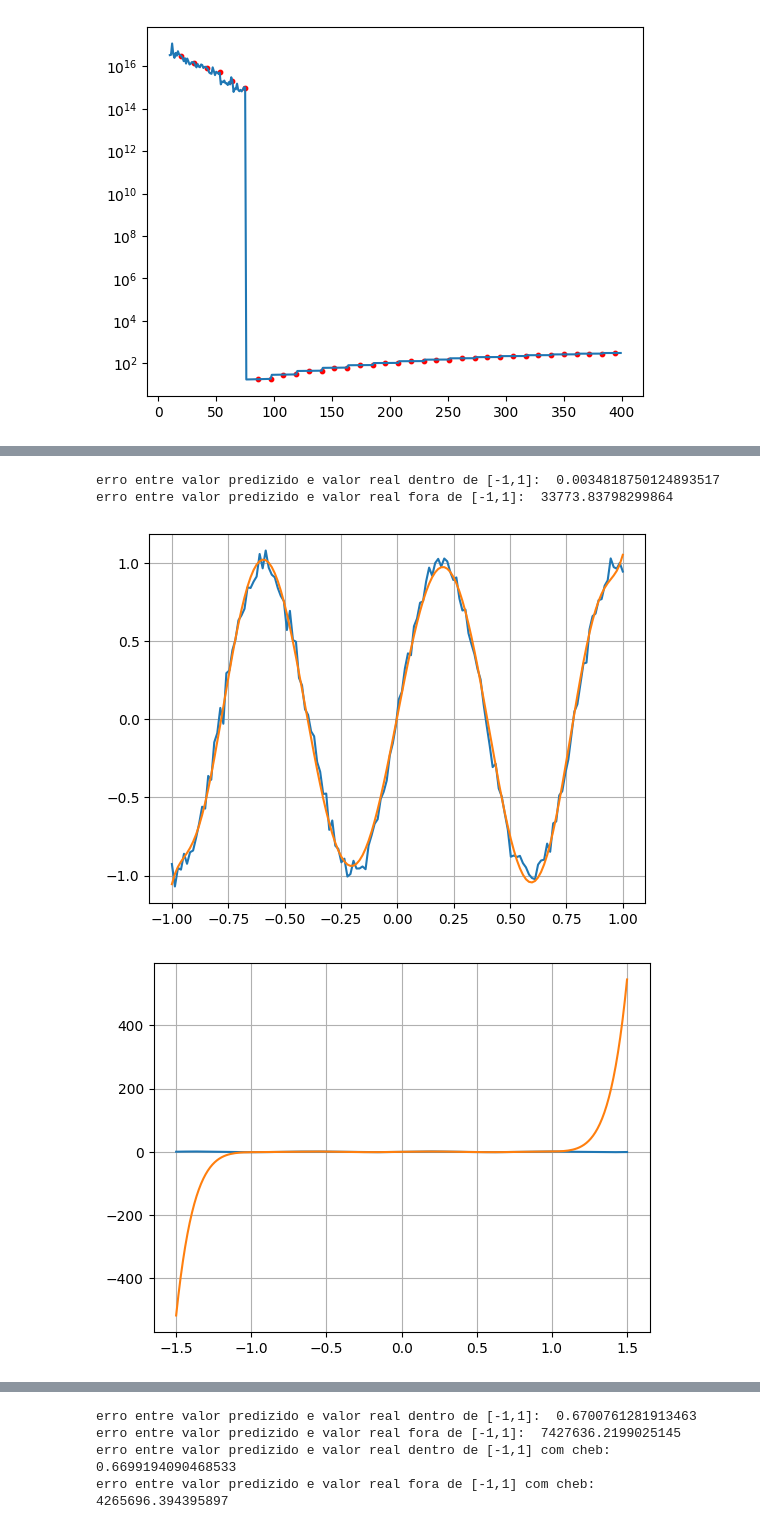
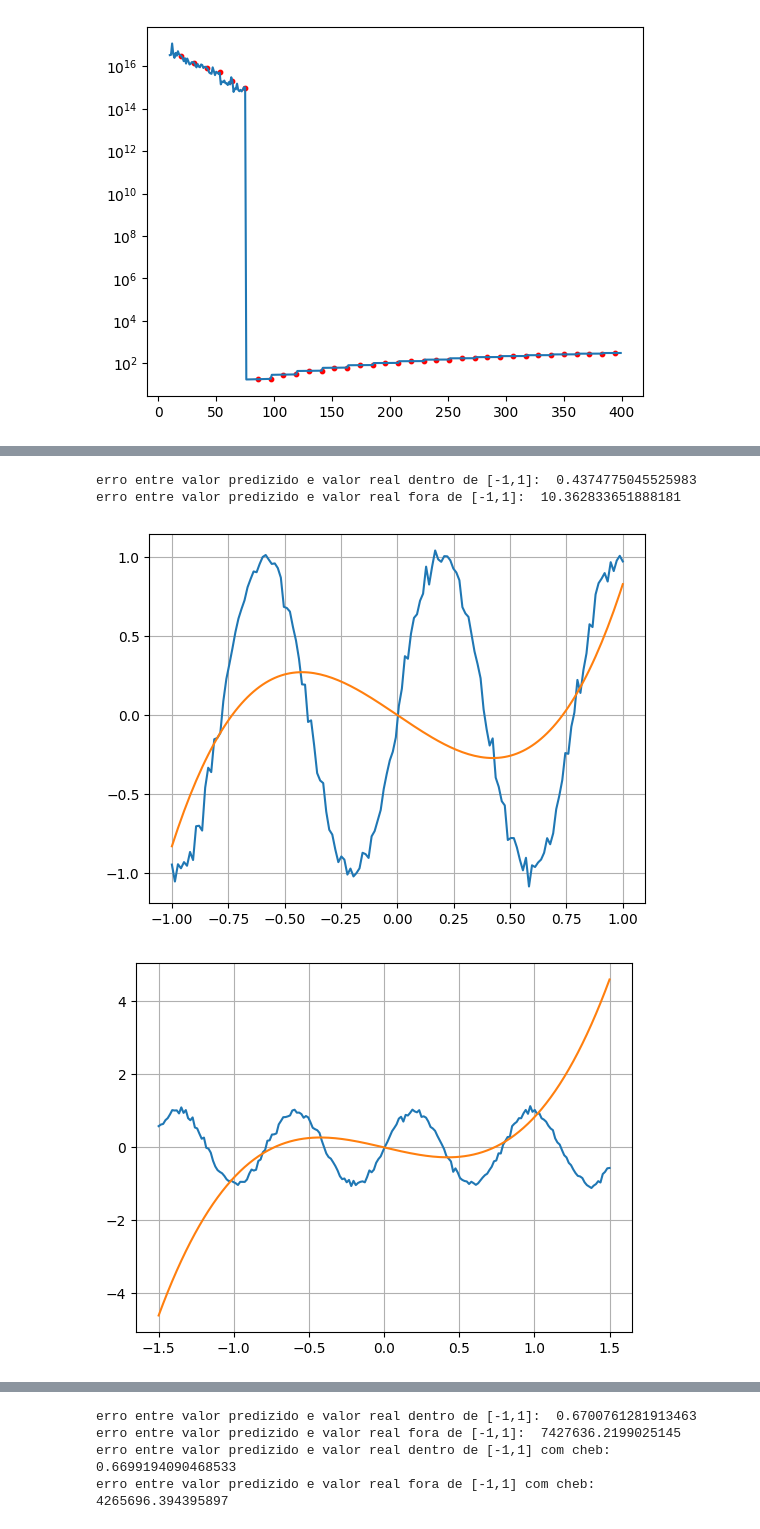
Before and after one commit to Gustasnz/Projeto-3---ALN, a Jupyter notebook: berpacca.ipynb, the cells around one changed output, grey strips where cells are left out. Saved outputs shown, nothing was run; the diff lists cells and outputs as text; code cells hidden in the pictures.

```diff
--- a/berpacca.ipynb
+++ b/berpacca.ipynb
@@ -535,7 +713,7 @@ plt.show()
 # %%
 from sklearn.metrics import mean_squared_error
 m=150
-d=10
+d=3
 n=200
 x_train=np.linspace(-1,1,m)
 x_test=np.linspace(-1.5,1.5,n)
@@ -553,36 +731,36 @@ y_dentro=y_test[index_dentro]
 index_fora=np.where((x_test<-1)|(x_test>1))[0]
 
 x_fora=x_test[index_fora]
 y_fora=y_test[index_fora]
 
 
 
 pol=np.polynomial.Polynomial(w)
 y_pred_train=pol(x_train)
 
 y_pred_dentro=pol(x_dentro)
 print("erro entre valor predizido e valor real dentro de [-1,1]: ",mean_squared_error(y_dentro,y_pred_dentro))
 
 y_pred_fora=pol(x_fora)
 print("erro entre valor predizido e valor real fora de [-1,1]: ",mean_squared_error(y_fora,y_pred_fora))
 
 
 
 plt.plot(x_train,y_train)
 plt.plot(x_train,y_pred_train)
 
 plt.grid()
 plt.show()
 
 y_pred_test=pol(x_test)
 plt.plot(x_test,y_test)
 plt.plot(x_test,y_pred_test)
 plt.grid()
 plt.show()
 # %% [output]
-erro entre valor predizido e valor real dentro de [-1,1]:  0.0034818750124893517
-erro entre valor predizido e valor real fora de [-1,1]:  33773.83798299864
+erro entre valor predizido e valor real dentro de [-1,1]:  0.4374775045525983
+erro entre valor predizido e valor real fora de [-1,1]:  10.362833651888181
-[figure, old version]
+[figure, new version]
-[figure, old version]
+[figure, new version]
 # %%
 from sklearn.metrics import mean_squared_error
```
Also changed, not shown: parts of 9 cells of this notebook, 1 other file.
